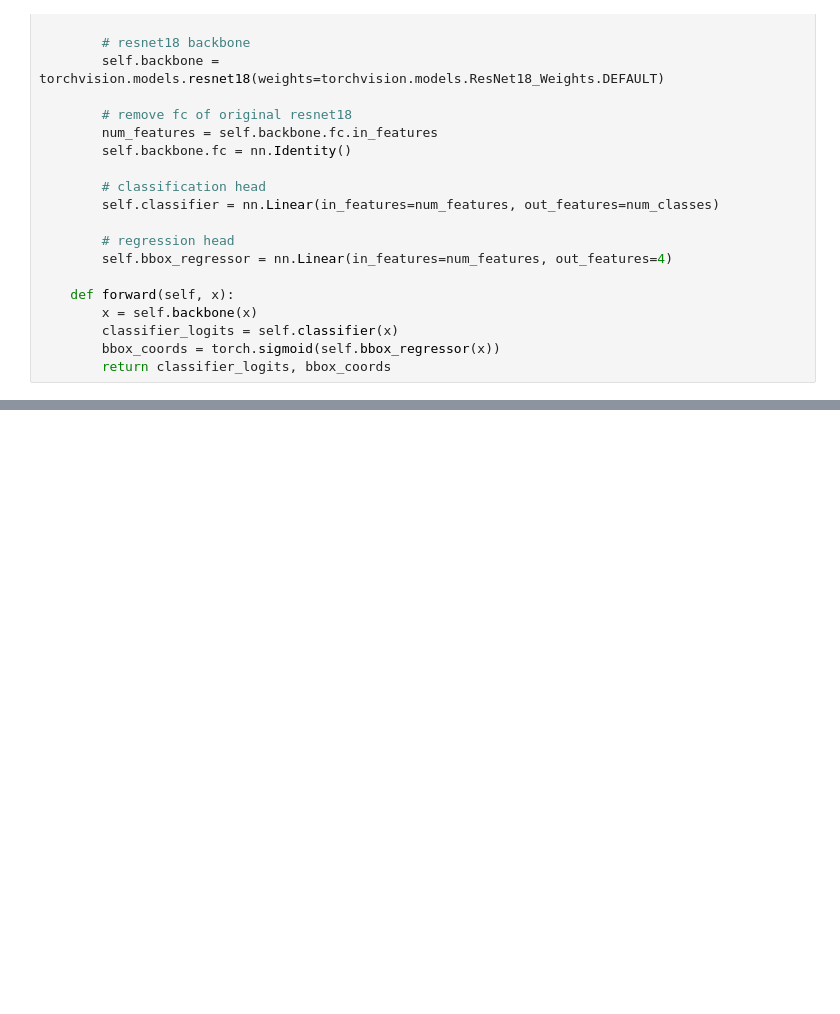
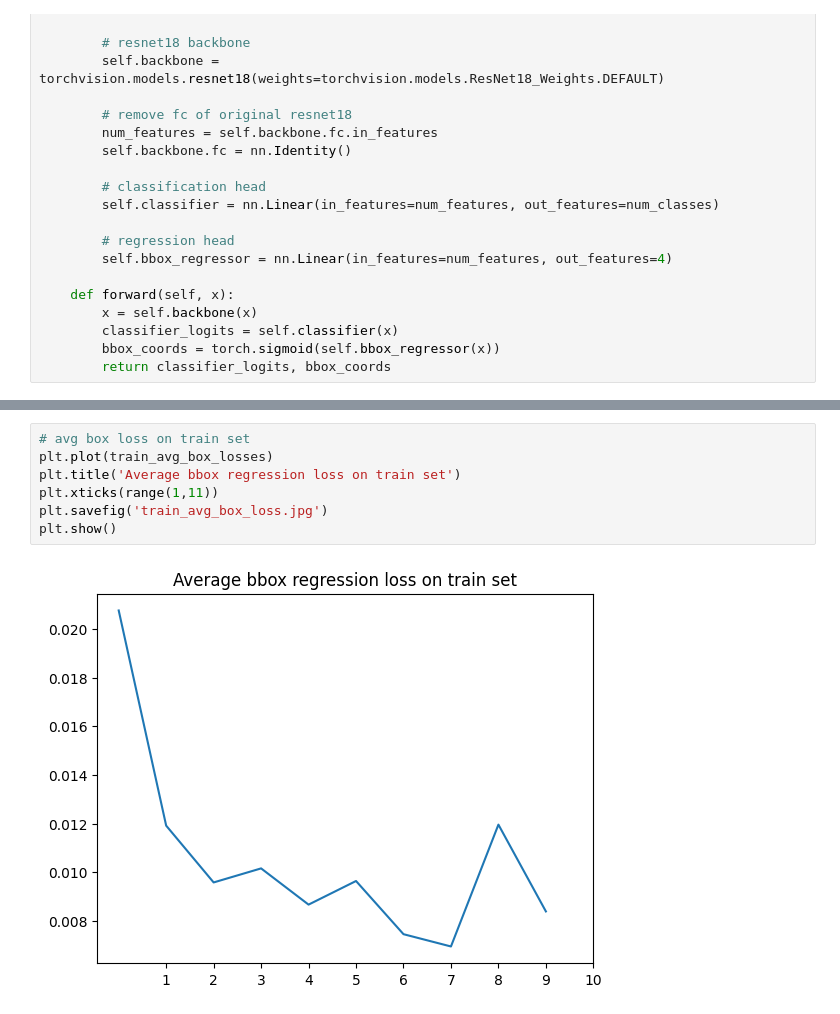
Before and after one commit to Kizza2014/deep_learning_with_pytorch, a Jupyter notebook: object_detection_aio/02-classification_and_bounding_box_regression.ipynb, the cells around one changed output, grey strips where cells are left out. Drawn from its saved outputs; the diff is of its cells as text; blank space fills up the shorter version.

```diff
--- a/object_detection_aio/02-classification_and_bounding_box_regression.ipynb
+++ b/object_detection_aio/02-classification_and_bounding_box_regression.ipynb
@@ -158,0 +289,9 @@ class TwoHeadModel(nn.Module):
+# %%
+# avg box loss on train set
+plt.plot(train_avg_box_losses)
+plt.title('Average bbox regression loss on train set')
+plt.xticks(range(1,11))
+plt.savefig('train_avg_box_loss.jpg')
+plt.show()
+# %% [output]
+[figure, added]
```
Also changed, not shown: parts of 14 cells of this notebook, 5 other files.
